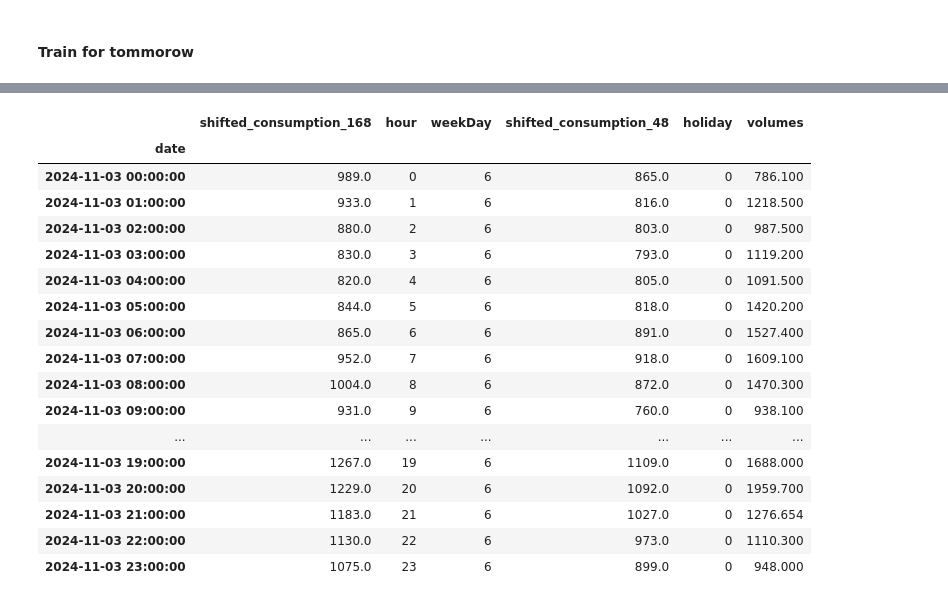
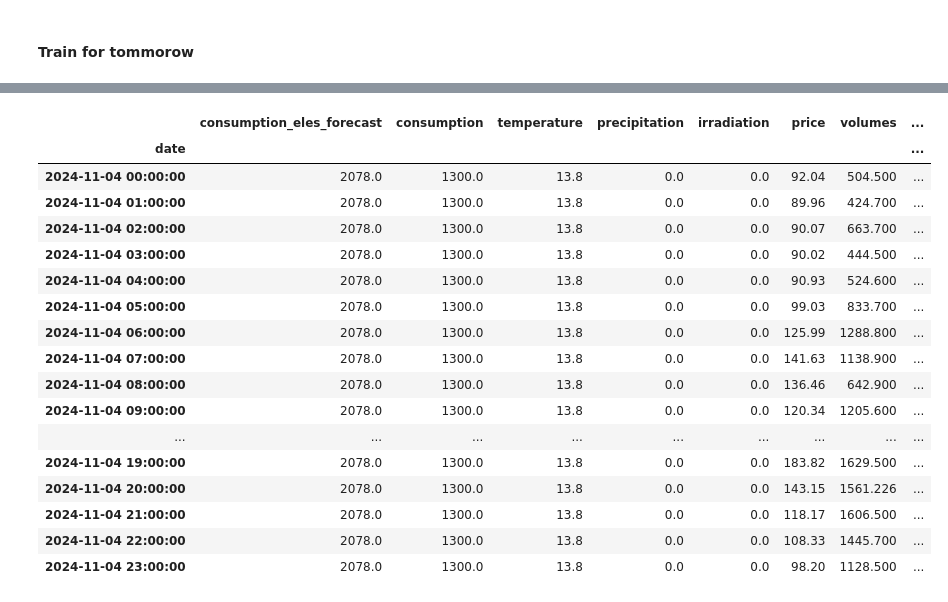
Before and after one commit to smrik/TC-Task1, a Jupyter notebook: GBR.ipynb, the cells around one changed output, grey strips where cells are left out. Cells and saved outputs as stored; diff of their text form; code cells hidden in the pictures.

```diff
--- a/GBR.ipynb
+++ b/GBR.ipynb
@@ -10,11 +10,12 @@ from sklearn.metrics import mean_squared_error # type: ignore
 from sklearn.utils.fixes import parse_version
 from sklearn.inspection import permutation_importance
 # %%
-df = pd.read_csv('datasets/dataset_PS_4.csv')
+df = pd.read_csv('datasets/dataset_PS.csv')
 df = df.astype({'date': 'datetime64[ns]'})
 # df.drop(columns=['irradiation', 'cloudiness', 'holiday', 'precipitation'], inplace=True)
-df['shifted_consumption_168'] = df['consumption'].shift(168)
-df['shifted_consumption_48'] = df['consumption'].shift(48)
+df['shift_1y'] = df['consumption'].shift(24*365-2)
+df['shift_1w'] = df['consumption'].shift(24*7)
+df['shift_2d'] = df['consumption'].shift(24*2)
 df['hour'] = df['date'].dt.hour
 df['weekDay'] = df['date'].dt.weekday
 
@@ -251,10 +263,6 @@ from sklearn.ensemble import GradientBoostingRegressor # type: ignore
 from sklearn.metrics import mean_absolute_percentage_error # type: ignore
 
 df_hourly = df.copy()
-df_hourly['shifted_consumption_168'] = df_hourly['consumption'].shift(168)
-df_hourly['shifted_consumption_48'] = df_hourly['consumption'].shift(48)
-df_hourly['hour'] = df_hourly.index.hour
-df_hourly['weekDay'] = df_hourly.index.weekday
 # %%
 df_hourly.tail()
 # %% [output]
@@ -268,6 +276,6 @@ df_hourly.tail()
 # %%
 # train_data in entire dataset
-cutoff_date = '2024-11-03 00:00:00'
+cutoff_date = '2024-11-04 00:00:00'
 train_data = df_hourly[df_hourly.index < cutoff_date].dropna(how='any')
 test_data = df_hourly[df_hourly.index >= cutoff_date]
 # %%
@@ -290,21 +298,21 @@ X_train
 # %%
-X_test
+test_data
 # %% [output]
-|  | shifted_consumption_168 | hour | weekDay | shifted_consumption_48 | holiday | volumes |
-| date |  |  |  |  |  |  |
-| 2024-11-03 00:00:00 | 989.0 | 0 | 6 | 865.0 | 0 | 786.100 |
-| 2024-11-03 01:00:00 | 933.0 | 1 | 6 | 816.0 | 0 | 1218.500 |
-| 2024-11-03 02:00:00 | 880.0 | 2 | 6 | 803.0 | 0 | 987.500 |
-| 2024-11-03 03:00:00 | 830.0 | 3 | 6 | 793.0 | 0 | 1119.200 |
-| 2024-11-03 04:00:00 | 820.0 | 4 | 6 | 805.0 | 0 | 1091.500 |
-| 2024-11-03 05:00:00 | 844.0 | 5 | 6 | 818.0 | 0 | 1420.200 |
-| 2024-11-03 06:00:00 | 865.0 | 6 | 6 | 891.0 | 0 | 1527.400 |
-| 2024-11-03 07:00:00 | 952.0 | 7 | 6 | 918.0 | 0 | 1609.100 |
-| 2024-11-03 08:00:00 | 1004.0 | 8 | 6 | 872.0 | 0 | 1470.300 |
-| 2024-11-03 09:00:00 | 931.0 | 9 | 6 | 760.0 | 0 | 938.100 |
-| ... | ... | ... | ... | ... | ... | ... |
-| 2024-11-03 19:00:00 | 1267.0 | 19 | 6 | 1109.0 | 0 | 1688.000 |
-| 2024-11-03 20:00:00 | 1229.0 | 20 | 6 | 1092.0 | 0 | 1959.700 |
-| 2024-11-03 21:00:00 | 1183.0 | 21 | 6 | 1027.0 | 0 | 1276.654 |
-| 2024-11-03 22:00:00 | 1130.0 | 22 | 6 | 973.0 | 0 | 1110.300 |
-| 2024-11-03 23:00:00 | 1075.0 | 23 | 6 | 899.0 | 0 | 948.000 |
+|  | consumption_eles_forecast | consumption | temperature | precipitation | irradiation | price | volumes | ... |
+| date |  |  |  |  |  |  |  | ... |
+| 2024-11-04 00:00:00 | 2078.0 | 1300.0 | 13.8 | 0.0 | 0.0 | 92.04 | 504.500 | ... |
+| 2024-11-04 01:00:00 | 2078.0 | 1300.0 | 13.8 | 0.0 | 0.0 | 89.96 | 424.700 | ... |
+| 2024-11-04 02:00:00 | 2078.0 | 1300.0 | 13.8 | 0.0 | 0.0 | 90.07 | 663.700 | ... |
+| 2024-11-04 03:00:00 | 2078.0 | 1300.0 | 13.8 | 0.0 | 0.0 | 90.02 | 444.500 | ... |
+| 2024-11-04 04:00:00 | 2078.0 | 1300.0 | 13.8 | 0.0 | 0.0 | 90.93 | 524.600 | ... |
+| 2024-11-04 05:00:00 | 2078.0 | 1300.0 | 13.8 | 0.0 | 0.0 | 99.03 | 833.700 | ... |
+| 2024-11-04 06:00:00 | 2078.0 | 1300.0 | 13.8 | 0.0 | 0.0 | 125.99 | 1288.800 | ... |
+| 2024-11-04 07:00:00 | 2078.0 | 1300.0 | 13.8 | 0.0 | 0.0 | 141.63 | 1138.900 | ... |
+| 2024-11-04 08:00:00 | 2078.0 | 1300.0 | 13.8 | 0.0 | 0.0 | 136.46 | 642.900 | ... |
+| 2024-11-04 09:00:00 | 2078.0 | 1300.0 | 13.8 | 0.0 | 0.0 | 120.34 | 1205.600 | ... |
+| ... | ... | ... | ... | ... | ... | ... | ... | ... |
+| 2024-11-04 19:00:00 | 2078.0 | 1300.0 | 13.8 | 0.0 | 0.0 | 183.82 | 1629.500 | ... |
+| 2024-11-04 20:00:00 | 2078.0 | 1300.0 | 13.8 | 0.0 | 0.0 | 143.15 | 1561.226 | ... |
+| 2024-11-04 21:00:00 | 2078.0 | 1300.0 | 13.8 | 0.0 | 0.0 | 118.17 | 1606.500 | ... |
+| 2024-11-04 22:00:00 | 2078.0 | 1300.0 | 13.8 | 0.0 | 0.0 | 108.33 | 1445.700 | ... |
+| 2024-11-04 23:00:00 | 2078.0 | 1300.0 | 13.8 | 0.0 | 0.0 | 98.20 | 1128.500 | ... |
```
Also changed, not shown: parts of 17 cells of this notebook, 12 other files.
